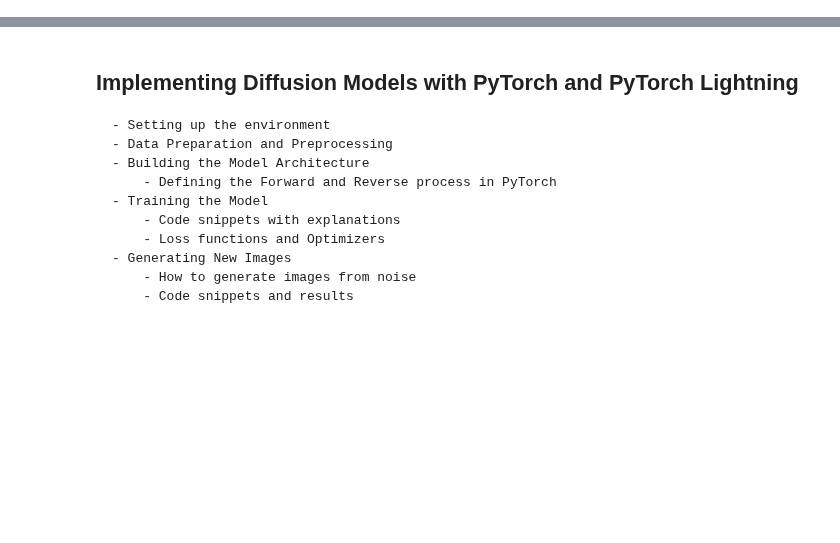
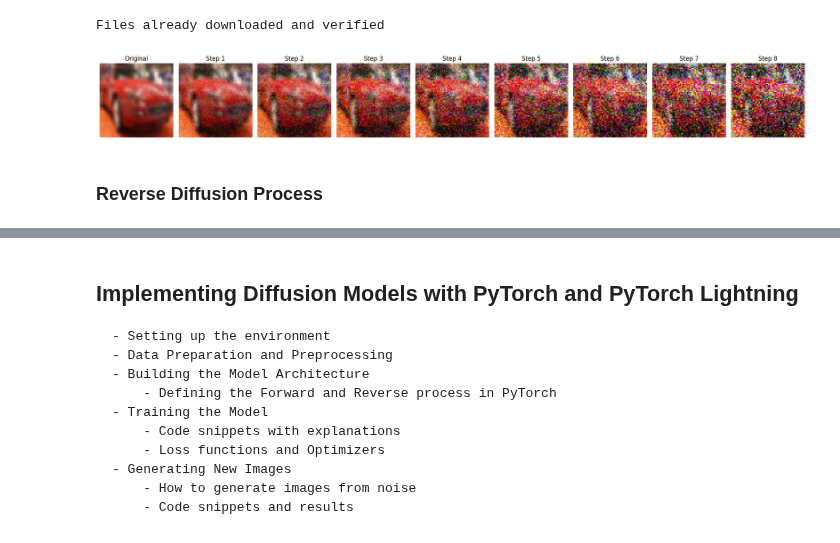
Before and after one commit to arkeodev/computer-vision, a Jupyter notebook: Simple_Diffusion_Models/diffusion_models.ipynb, the cells around one changed output, grey strips where cells are left out. Drawn from its saved outputs; the diff is of its cells as text; code cells hidden in the pictures; blank space fills up the shorter version.

```diff
--- a/Simple_Diffusion_Models/diffusion_models.ipynb
+++ b/Simple_Diffusion_Models/diffusion_models.ipynb
@@ -21,0 +73,57 @@
+# %%
+import torch
+import torchvision
+import matplotlib.pyplot as plt
+
+# Define the variance schedule beta_t for a particular time step t
+def get_beta_t(t, T=1000, beta_start=0.0001, beta_end=0.02):
+    return beta_start + (beta_end - beta_start) * (t / T)
+
+# Compute alpha_t and its cumulative product from beta_t
+def get_alpha_t(t, T=1000, beta_start=0.0001, beta_end=0.02):
+    beta_t = get_beta_t(t, T, beta_start, beta_end)
+    alpha_t = 1 - beta_t
+    alpha_t_cum = torch.prod(torch.tensor([1 - get_beta_t(s, T, beta_start, beta_end) for s in range(1, t+1)]))
+    return alpha_t, alpha_t_cum
+
+# Simulate the forward diffusion process for an image at time step t
+def forward_diffusion_step(image, t, T=1000, beta_start=0.0001, beta_end=0.02):
+    alpha_t, alpha_t_cum = get_alpha_t(t, T, beta_start, beta_end)
+    noise = torch.randn_like(image)
+    return torch.sqrt(alpha_t_cum) * image + torch.sqrt(1 - alpha_t_cum) * noise
+
+# Load a sample image from a dataset
+transform = torchvision.transforms.Compose([
+    torchvision.transforms.Resize((64, 64)),
+    torchvision.transforms.ToTensor()
+])
+
+# Using CIFAR10 as an example dataset
+dataset = torchvision.datasets.CIFAR10(root='./data', train=True, download=True, transform=transform)
+image, _ = dataset[5]  # Get the fifth image and its label
+image = image[:3, :, :]  # Use only the first three channels if it's not already in RGB
+
+
+# Display the original image
+plt.figure(figsize=(20, 4))  # Adjusted figure size for better display
+plt.subplot(1, 9, 1)  # Adjusted for a total of 9 images (1 original + 8 steps)
+plt.imshow(image.permute(1, 2, 0))
+plt.title('Original')
+plt.axis('off')
+
+# Apply forward diffusion steps and display images
+T = 8  # Let's show 8 steps for simplicity
+for t in range(1, T + 1):
+    noisy_image = forward_diffusion_step(image, t, T)
+    plt.subplot(1, 9, t+1)  # Corrected to match the total number of images
+    plt.imshow(noisy_image.permute(1, 2, 0).clamp(0, 1))
+    plt.title(f'Step {t}')
+    plt.axis('off')
+
+plt.tight_layout()
+plt.show()
+# %% [output]
+Files already downloaded and verified
+[figure, added]
+# %% [markdown]
+### Reverse Diffusion Process
```
Also changed, not shown: parts of 22 cells of this notebook.
